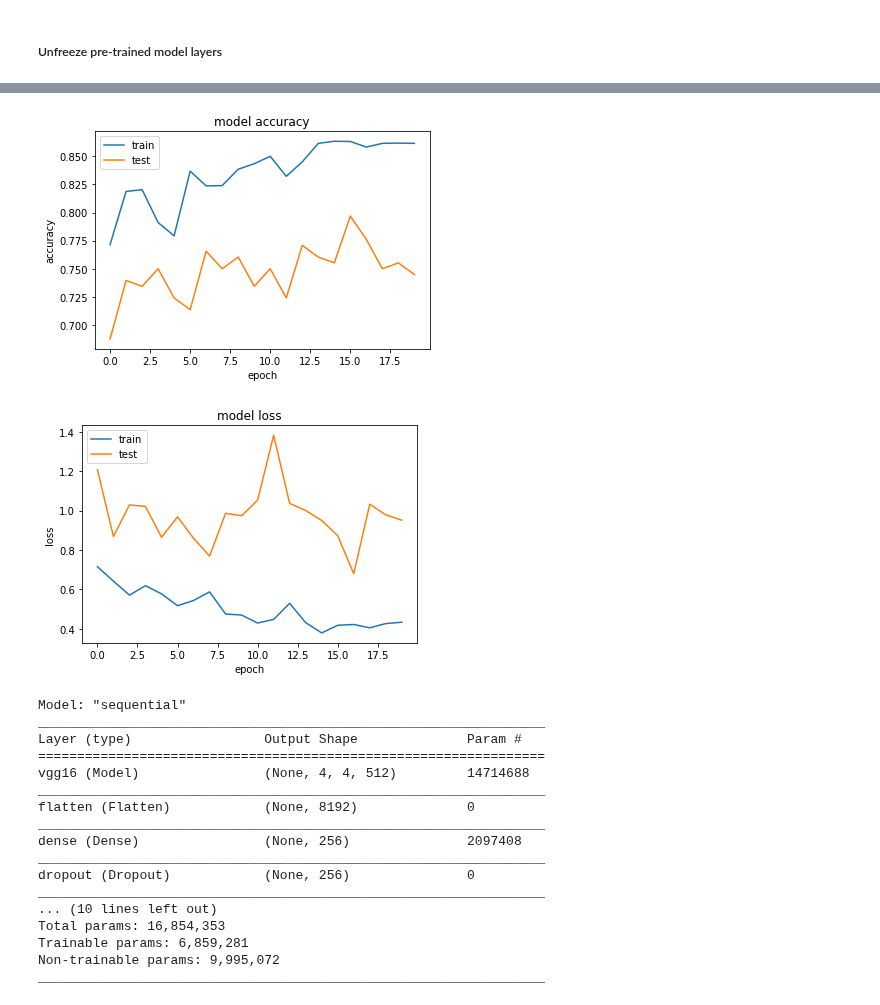
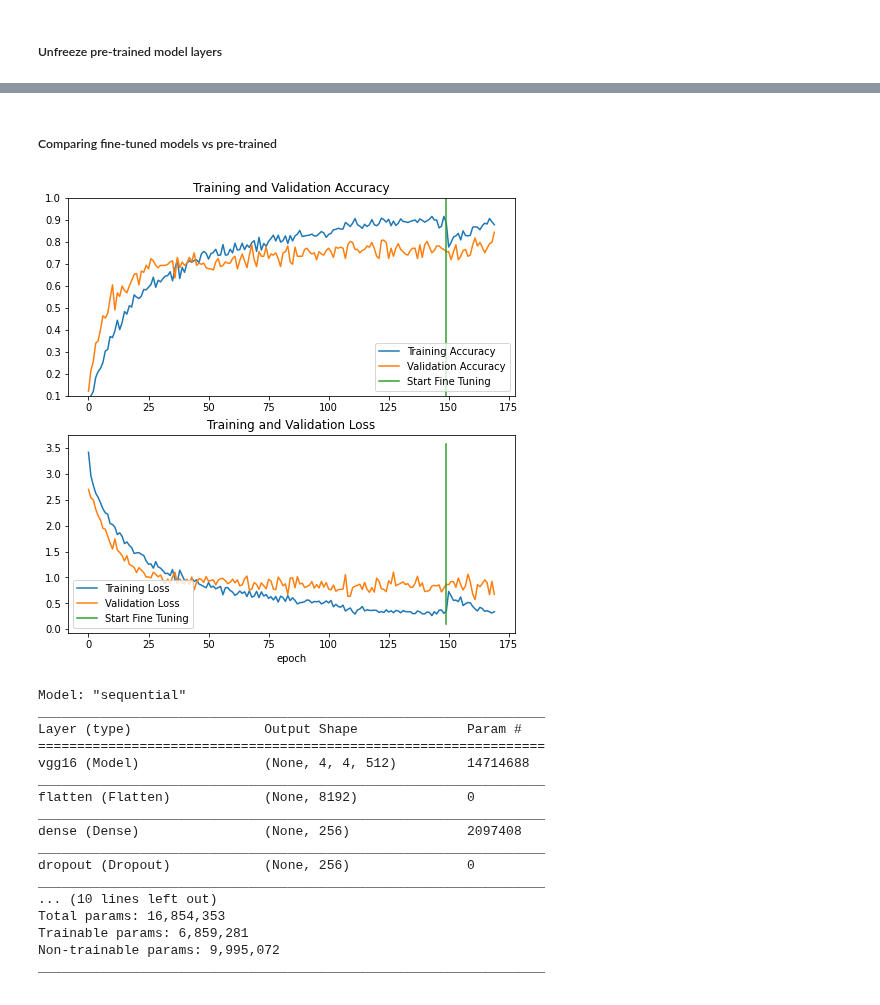
Before and after one commit to tduffy000/deep-learning-group, a Jupyter notebook: Yoga pose model_Tony.ipynb, the cells around one changed output, grey strips where cells are left out. Drawn from its saved outputs; the diff is of its cells as text; code cells hidden in the pictures.

Commit message:
Dwell further into transfer learning results from Tom

```diff
--- a/Yoga pose model_Tony.ipynb
+++ b/Yoga pose model_Tony.ipynb
@@ -1144,8 +1139,45 @@ helpers.plotTrainingHistory(fine_tuned_vgg_results[best_vgg_model_idx].history)
-# %%
-helpers.plotTrainingHistory(fine_tuned_vgg_results[1].history)
-# %% [output]
-[figure, removed]
-[figure, removed]
+# %% [markdown]
+##### Comparing fine-tuned models vs pre-trained
+# %%
+initial_epochs = EPOCHS
+best_model_idx = 0
+# %%
+# Store VGG pre-trained results
+acc = vgg_results[best_model_idx].history['accuracy']
+val_acc = vgg_results[best_model_idx].history['val_accuracy']
+loss = vgg_results[best_model_idx].history['loss']
+val_loss = vgg_results[best_model_idx].history['val_loss']
+
+# Adding fine_tune results
+acc += fine_tuned_vgg_results[best_model_idx].history['accuracy']
+val_acc += fine_tuned_vgg_results[best_model_idx].history['val_accuracy']
+loss += fine_tuned_vgg_results[best_model_idx].history['loss']
+val_loss += fine_tuned_vgg_results[best_model_idx].history['val_loss']
+# %%
+# Plot
+
+plt.figure(figsize=(8, 8))
+plt.subplot(2, 1, 1)
+plt.plot(acc, label='Training Accuracy')
+plt.plot(val_acc, label='Validation Accuracy')
+plt.ylim([0.1, 1])
+plt.plot([initial_epochs-1,initial_epochs-1],
+          plt.ylim(), label='Start Fine Tuning')
+plt.legend(loc='lower right')
+plt.title('Training and Validation Accuracy')
+
+plt.subplot(2, 1, 2)
+plt.plot(loss, label='Training Loss')
+plt.plot(val_loss, label='Validation Loss')
+#plt.ylim([0, 1.0])
+plt.plot([initial_epochs-1,initial_epochs-1],
+         plt.ylim(), label='Start Fine Tuning')
+plt.legend(loc='lower left')
+plt.title('Training and Validation Loss')
+plt.xlabel('epoch')
+plt.show()
+# %% [output]
+[figure, added]
 # %%
 final_vgg_model.summary()
 # %% [output]
```
Also changed, not shown: parts of 26 cells of this notebook, 5 other files.
